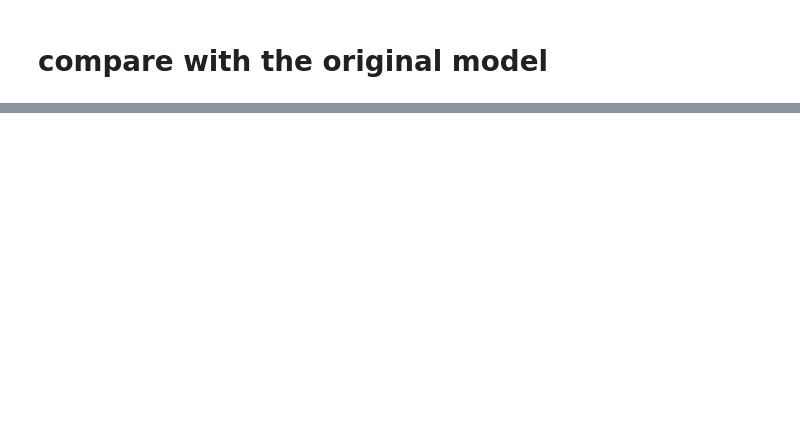
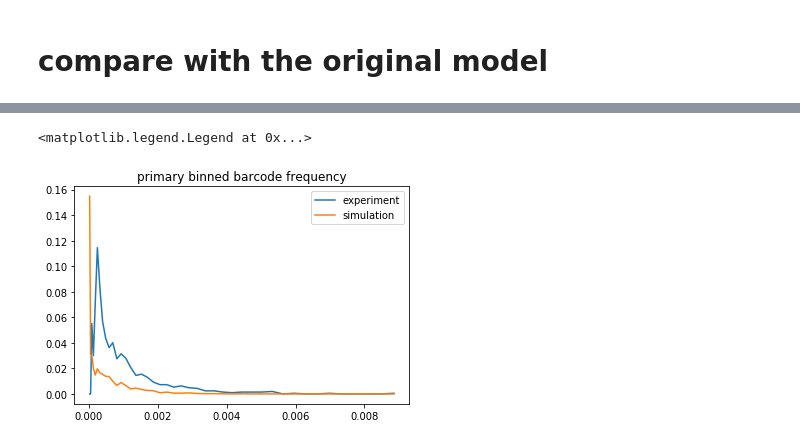
Before and after one commit to HuairenZhang/glioblastoma, a Jupyter notebook: NewModel.ipynb, the cells around one changed output, grey strips where cells are left out. Cells and saved outputs as stored; diff of their text form; code cells hidden in the pictures; blank space fills up the shorter version.

```diff
--- a/NewModel.ipynb
+++ b/NewModel.ipynb
@@ -357,3 +358,6 @@ Wall time: 23min 6s
+# %%
+pickle_in = open("pickled_clonal_growth_example","rb")
+simulation = pickle.load(pickle_in)
 # %%
 # averageGrowth = meanGrowth(multiGrowth, countingTimePoint)
 # cellExpansionPlot(averageGrowth)
@@ -782,0 +886,24 @@ def searchKPlot(result,x,y):
+# %%
+def binnedBarcodeFrequency(barFreq,bins):
+    binnedBarFreq = np.zeros(len(bins)-1)
+    for B in range(len(bins)-1):
+        index = np.all([[bins[B] <= barFreq], [bins[B+1] > barFreq]], axis = 0)
+        binnedBarFreq[B] = sum(index[0])/len(barFreq)
+    return(binnedBarFreq)
+
+primaryExpBinned = binnedBarcodeFrequency(primaryExp,priAriBins)
+secondaryExpBinned = binnedBarcodeFrequency(secondaryExp,secAriBins)
+tertiaryExpBinned = binnedBarcodeFrequency(tertiaryExp,terAriBins)
+
+primarySimBinned = binnedBarcodeFrequency(primarySim,priAriBins)
+secondarySimBinned = binnedBarcodeFrequency(secondarySim,secAriBins)
+tertiarySimBinned = binnedBarcodeFrequency(tertiarySim,terAriBins)
+# %%
+plt.plot(priAriBins[2:], primaryExpBinned[1:], label = "experiment")
+plt.plot(priAriBins[2:], primarySimBinned[1:], label = "simulation")
+plt.title("primary binned barcode frequency")
+plt.legend()
+# plt.yscale('log')
+# %% [output]
+<matplotlib.legend.Legend at 0x...>
+[figure, added]
```
Also changed, not shown: parts of 43 cells of this notebook.
